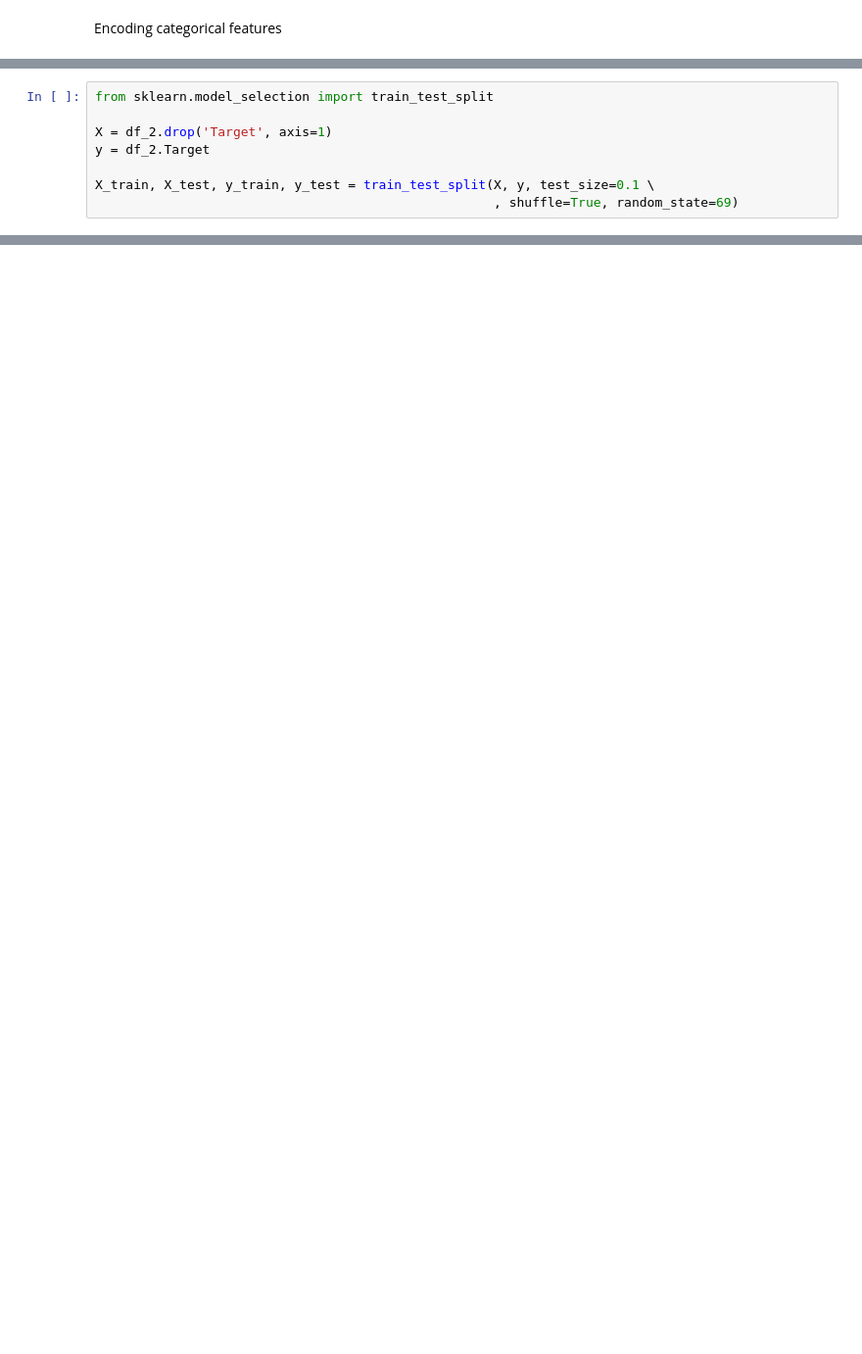
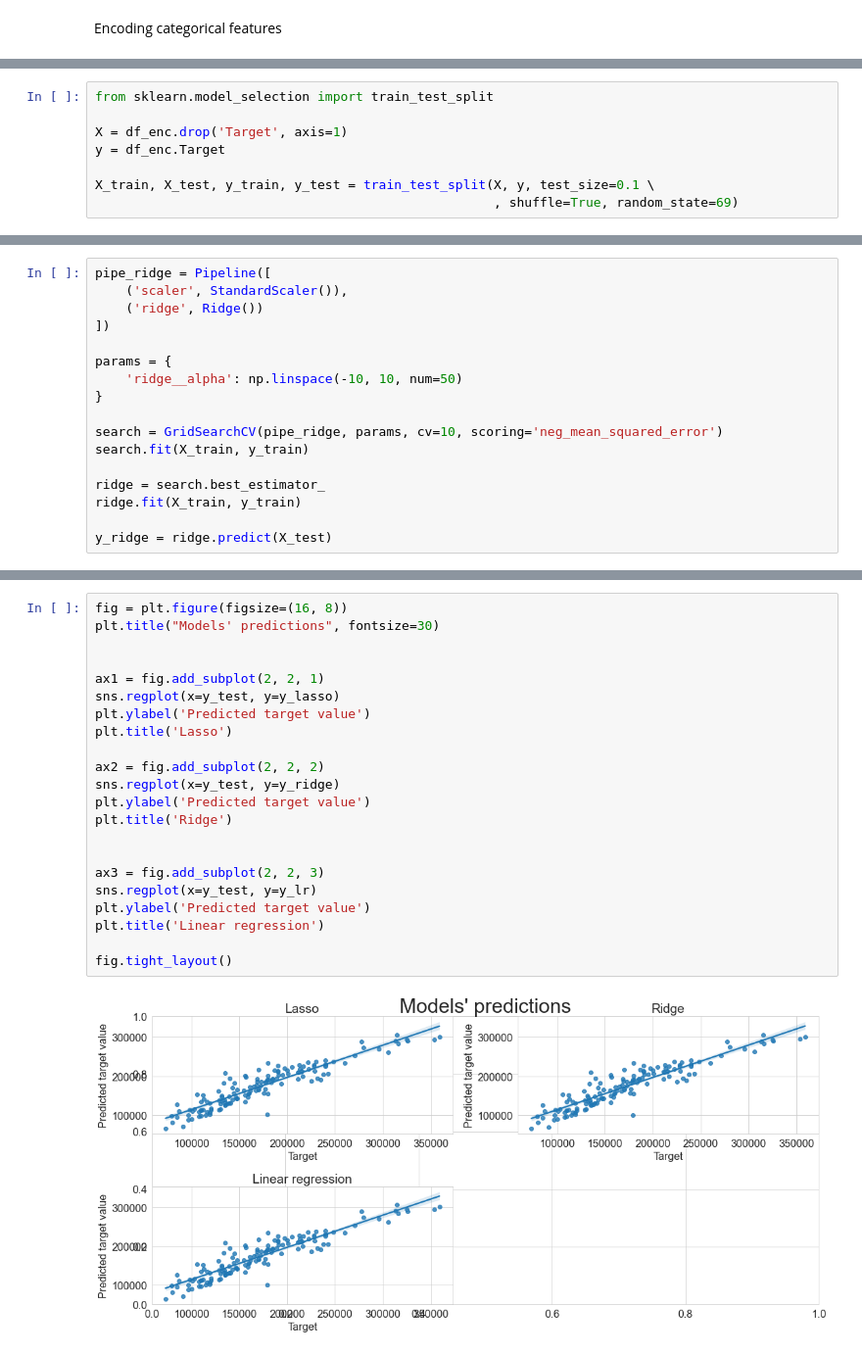
Before and after one commit to GoldenGarr/House-prices-reg, a Jupyter notebook: house_prices.ipynb, the cells around one changed output, grey strips where cells are left out. Shown at 98% size. Drawn from its saved outputs; the diff is of its cells as text; blank space fills up the shorter version.

```diff
--- a/house_prices.ipynb
+++ b/house_prices.ipynb
@@ -367,8 +410,8 @@ Encoding categorical features
 # %%
 from sklearn.model_selection import train_test_split
 
-X = df_2.drop('Target', axis=1)
-y = df_2.Target
+X = df_enc.drop('Target', axis=1)
+y = df_enc.Target
 
 X_train, X_test, y_train, y_test = train_test_split(X, y, test_size=0.1 \
                                                     , shuffle=True, random_state=69)
@@ -392,0 +472,17 @@ search.fit()
+# %%
+pipe_ridge = Pipeline([
+    ('scaler', StandardScaler()),
+    ('ridge', Ridge())
+])
+
+params = {
+    'ridge__alpha': np.linspace(-10, 10, num=50)
+}
+
+search = GridSearchCV(pipe_ridge, params, cv=10, scoring='neg_mean_squared_error')
+search.fit(X_train, y_train)
+
+ridge = search.best_estimator_
+ridge.fit(X_train, y_train)
+
+y_ridge = ridge.predict(X_test)
@@ -392,0 +496,24 @@ search.fit()
+# %%
+fig = plt.figure(figsize=(16, 8))
+plt.title("Models' predictions", fontsize=30)
+
+
+ax1 = fig.add_subplot(2, 2, 1)
+sns.regplot(x=y_test, y=y_lasso)
+plt.ylabel('Predicted target value')
+plt.title('Lasso')
+
+ax2 = fig.add_subplot(2, 2, 2)
+sns.regplot(x=y_test, y=y_ridge)
+plt.ylabel('Predicted target value')
+plt.title('Ridge')
+
+
+ax3 = fig.add_subplot(2, 2, 3)
+sns.regplot(x=y_test, y=y_lr)
+plt.ylabel('Predicted target value')
+plt.title('Linear regression')
+
+fig.tight_layout()
+# %% [output]
+[figure, added]
```
Also changed, not shown: parts of 32 cells of this notebook.
